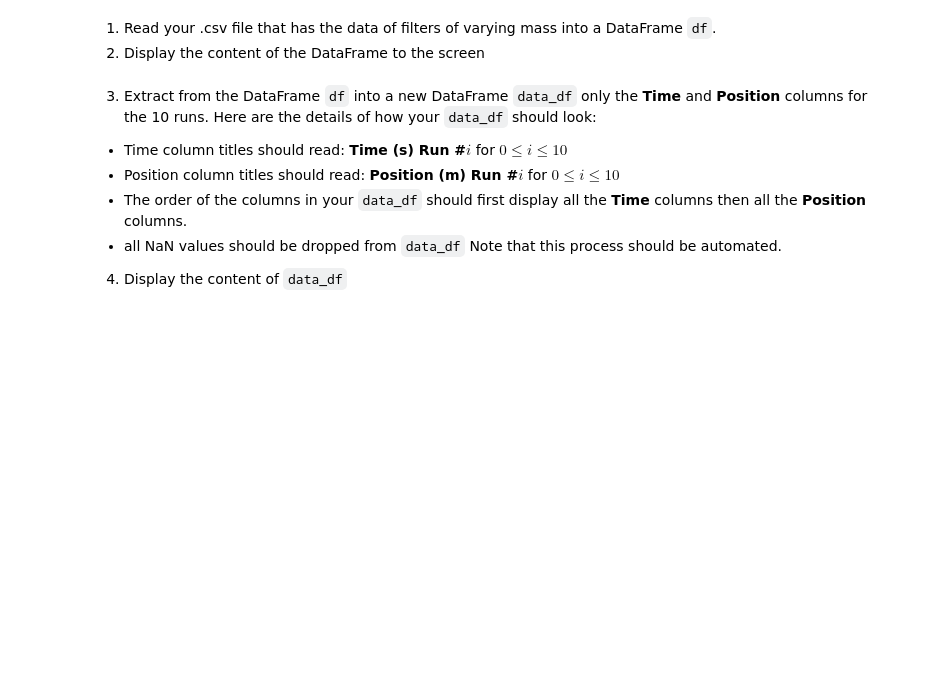
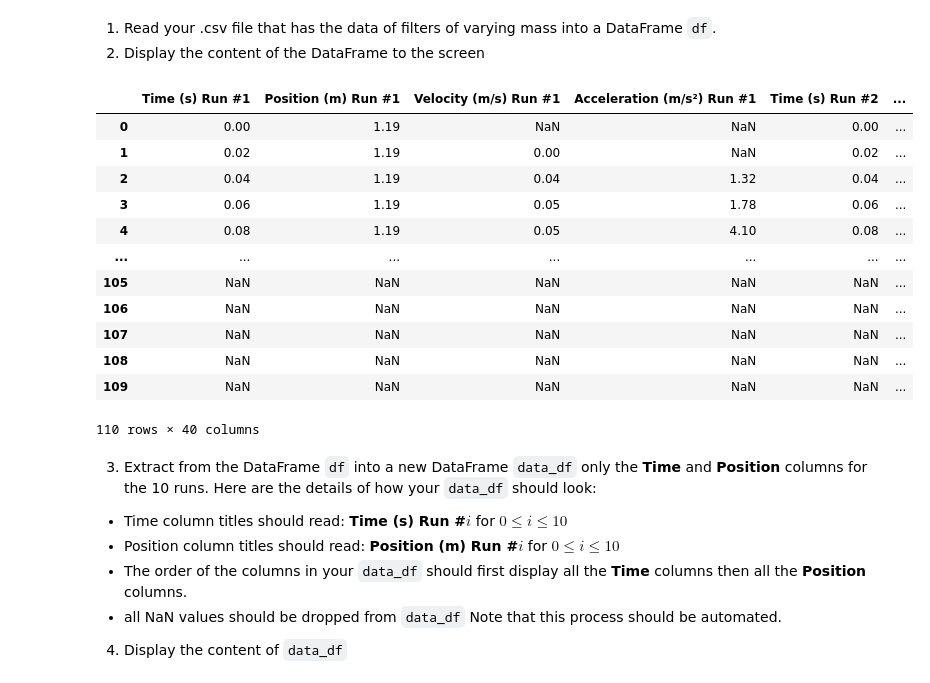
Before and after one commit to LoganHFink/SF-2, a Jupyter notebook: Assignment 1/assign1.ipynb, the cells around one changed output. Cells and saved outputs as stored; diff of their text form; code cells hidden in the pictures; blank space fills up the shorter version.

```diff
--- a/Assignment 1/assign1.ipynb
+++ b/Assignment 1/assign1.ipynb
@@ -235,6 +235,23 @@ plt.show()
 3. Display the content of the DataFrame to the screen
 # %%
 # Your code for steps 1 and 2 go here:
+
+df = pd.read_csv('MechanicsCoffeeFilterLab.csv')
+df
+# %% [output]
+|  | Time (s) Run #1 | Position (m) Run #1 | Velocity (m/s) Run #1 | Acceleration (m/s²) Run #1 | Time (s) Run #2 | ... |
+| 0 | 0.00 | 1.19 | NaN | NaN | 0.00 | ... |
+| 1 | 0.02 | 1.19 | 0.00 | NaN | 0.02 | ... |
+| 2 | 0.04 | 1.19 | 0.04 | 1.32 | 0.04 | ... |
+| 3 | 0.06 | 1.19 | 0.05 | 1.78 | 0.06 | ... |
+| 4 | 0.08 | 1.19 | 0.05 | 4.10 | 0.08 | ... |
+| ... | ... | ... | ... | ... | ... | ... |
+| 105 | NaN | NaN | NaN | NaN | NaN | ... |
+| 106 | NaN | NaN | NaN | NaN | NaN | ... |
+| 107 | NaN | NaN | NaN | NaN | NaN | ... |
+| 108 | NaN | NaN | NaN | NaN | NaN | ... |
+| 109 | NaN | NaN | NaN | NaN | NaN | ... |
+110 rows × 40 columns
 # %% [markdown]
 3. Extract from the DataFrame `df` into a new DataFrame `data_df` only the **Time** and **Position** columns for the 10 runs.  Here are the details of how your `data_df` should look:
 - Time column titles should read: **Time (s) Run #$i$** for $0\leq i\leq 10$
```
Also changed, not shown: parts of 6 cells of this notebook, 2 other files.
